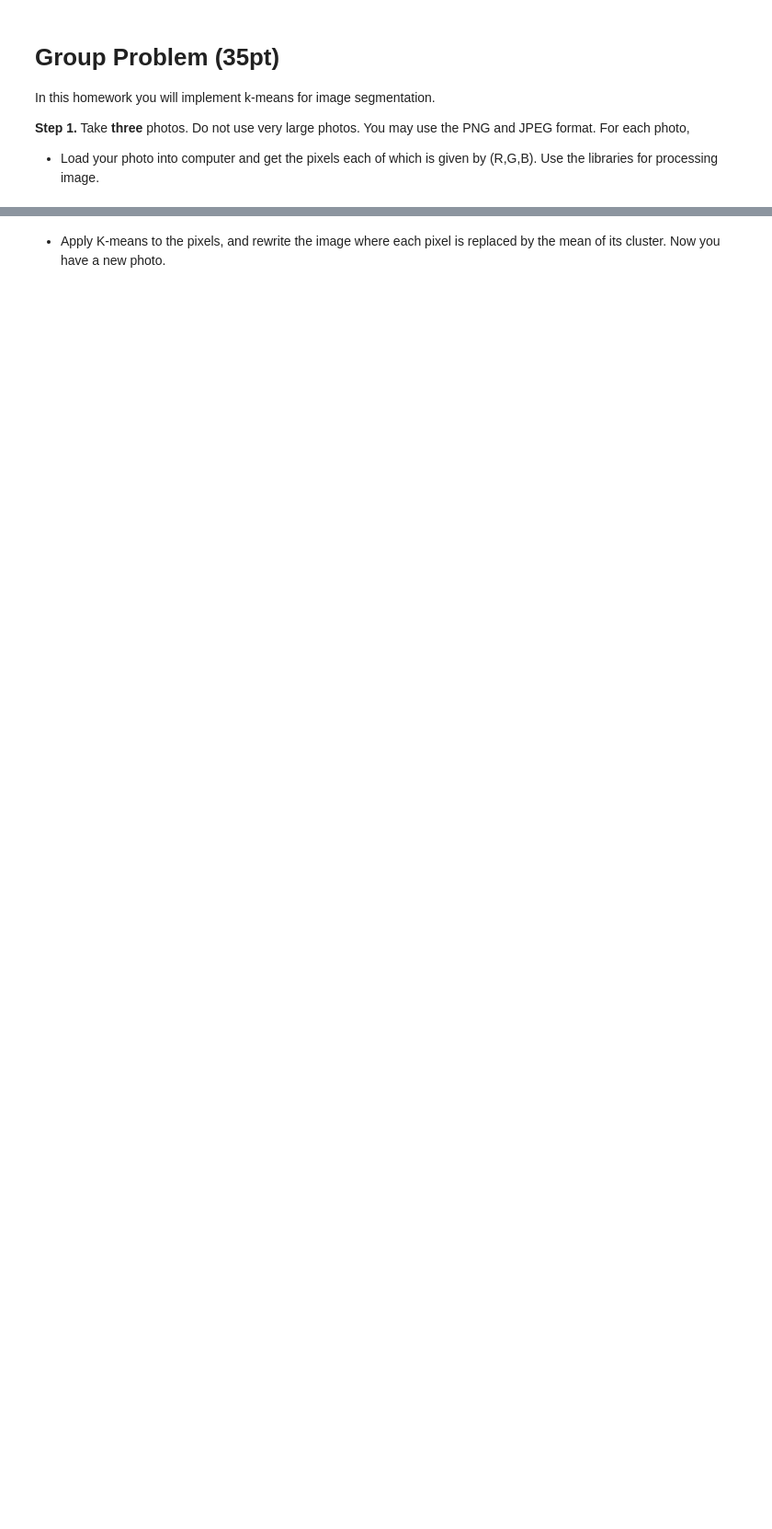
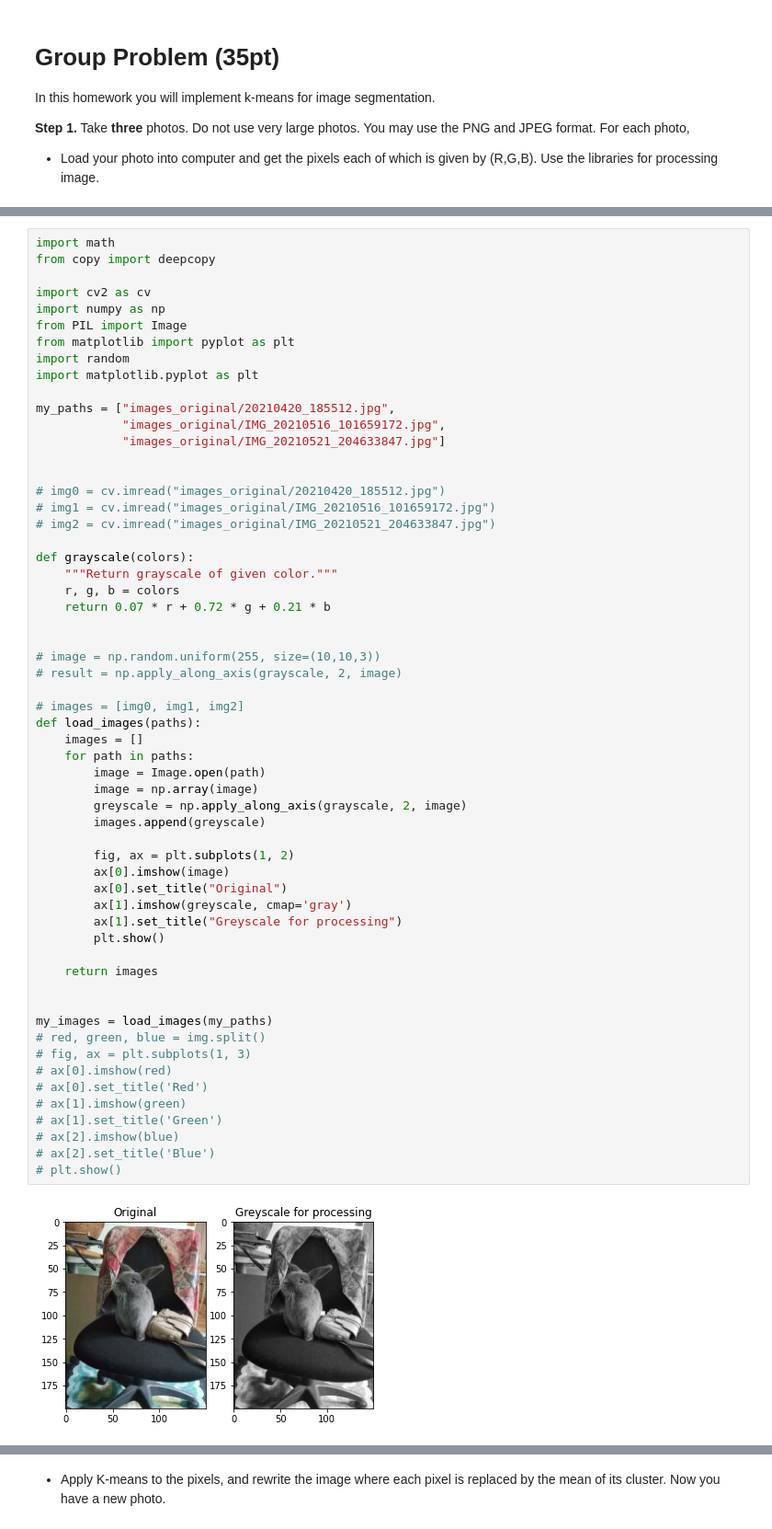
Before and after one commit to AlinaWithAFace/machine-learning-class, a Jupyter notebook: homework-03/src/machine-learning-homework-03.ipynb, the cells around one changed output, grey strips where cells are left out. Shown at 92% size. Drawn from its saved outputs; the diff is of its cells as text; blank space fills up the shorter version.

```diff
--- a/homework-03/src/machine-learning-homework-03.ipynb
+++ b/homework-03/src/machine-learning-homework-03.ipynb
@@ -36,0 +11,60 @@ for i in images:
+# %%
+import math
+from copy import deepcopy
+
+import cv2 as cv
+import numpy as np
+from PIL import Image
+from matplotlib import pyplot as plt
+import random
+import matplotlib.pyplot as plt
+
+my_paths = ["images_original/20210420_185512.jpg",
+            "images_original/IMG_20210516_101659172.jpg",
+            "images_original/IMG_20210521_204633847.jpg"]
+
+
+# img0 = cv.imread("images_original/20210420_185512.jpg")
+# img1 = cv.imread("images_original/IMG_20210516_101659172.jpg")
+# img2 = cv.imread("images_original/IMG_20210521_204633847.jpg")
+
+def grayscale(colors):
+    """Return grayscale of given color."""
+    r, g, b = colors
+    return 0.07 * r + 0.72 * g + 0.21 * b
+
+
+# image = np.random.uniform(255, size=(10,10,3))
+# result = np.apply_along_axis(grayscale, 2, image)
+
+# images = [img0, img1, img2]
+def load_images(paths):
+    images = []
+    for path in paths:
+        image = Image.open(path)
+        image = np.array(image)
+        greyscale = np.apply_along_axis(grayscale, 2, image)
+        images.append(greyscale)
+
+        fig, ax = plt.subplots(1, 2)
+        ax[0].imshow(image)
+        ax[0].set_title("Original")
+        ax[1].imshow(greyscale, cmap='gray')
+        ax[1].set_title("Greyscale for processing")
+        plt.show()
+
+    return images
+
+
+my_images = load_images(my_paths)
+# red, green, blue = img.split()
+# fig, ax = plt.subplots(1, 3)
+# ax[0].imshow(red)
+# ax[0].set_title('Red')
+# ax[1].imshow(green)
+# ax[1].set_title('Green')
+# ax[2].imshow(blue)
+# ax[2].set_title('Blue')
+# plt.show()
+# %% [output]
+[figure, added]
```
Also changed, not shown: parts of 8 cells of this notebook.
